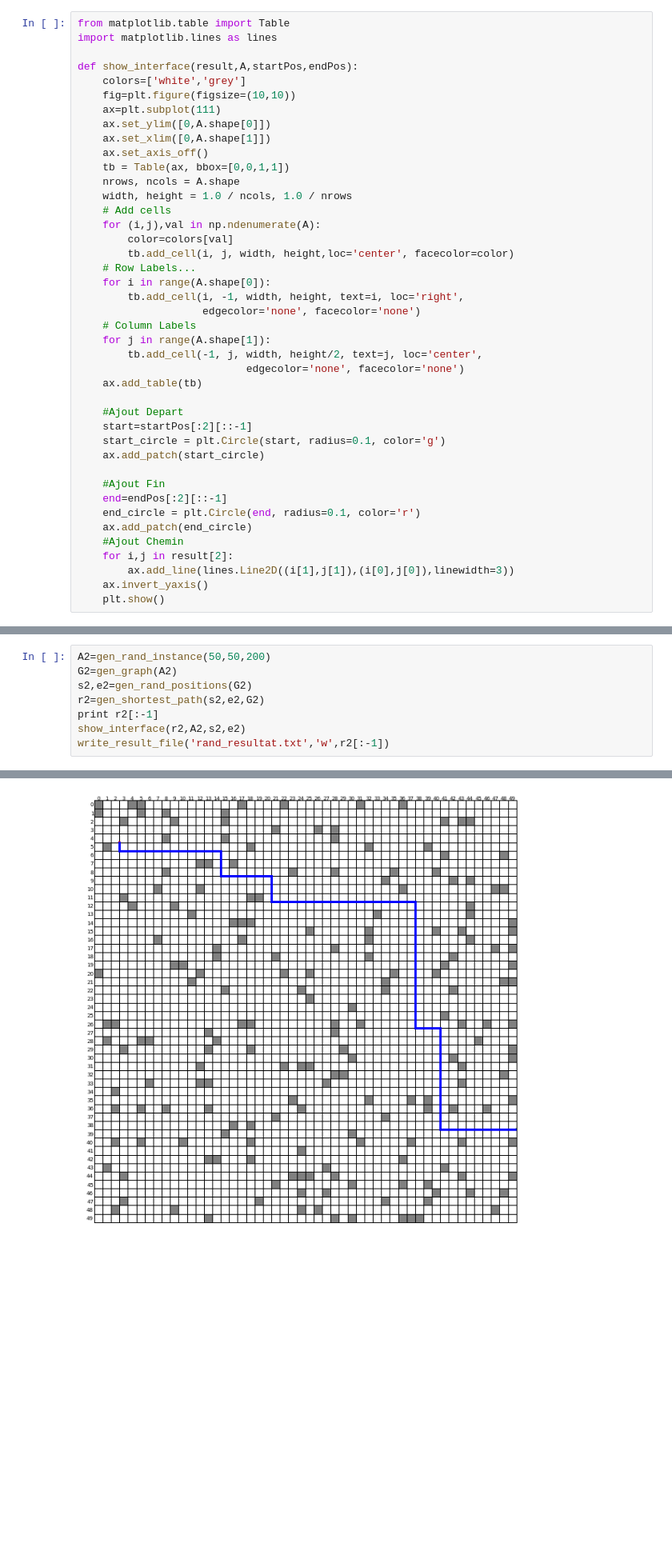
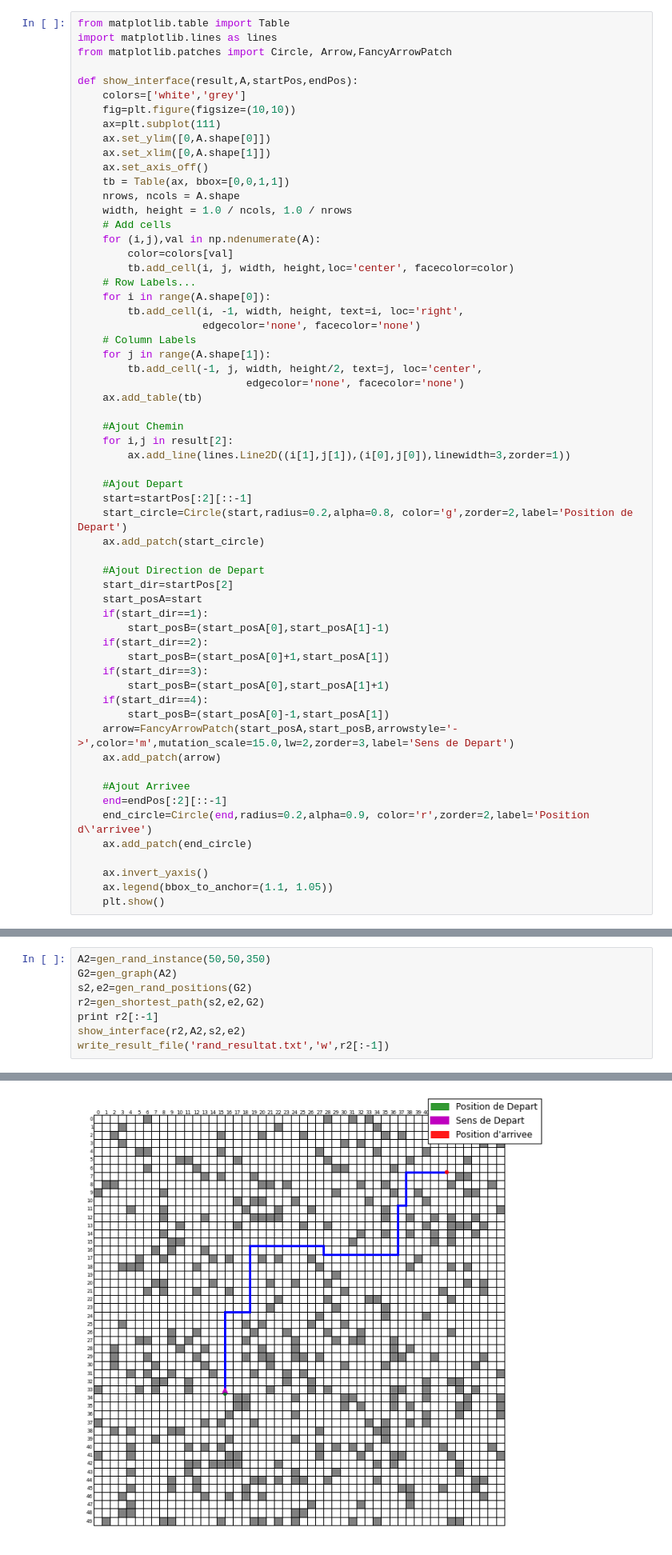
Before and after one commit to emited/ProjMOGPL, a Jupyter notebook: projet.ipynb, the cells around one changed output, grey strips where cells are left out. Shown: that part at 80% size. Saved outputs shown, nothing was run; the diff lists cells and outputs as text; blank space fills up the shorter version.

```diff
--- a/projet.ipynb
+++ b/projet.ipynb
@@ -232,6 +231,7 @@ def gen_shortest_path(start,end,G):
 # %%
 from matplotlib.table import Table
 import matplotlib.lines as lines
+from matplotlib.patches import Circle, Arrow,FancyArrowPatch
 
 def show_interface(result,A,startPos,endPos):
     colors=['white','grey']
@@ -257,19 +257,36 @@ def show_interface(result,A,startPos,endPos):
                            edgecolor='none', facecolor='none')
     ax.add_table(tb)
 
+    #Ajout Chemin
+    for i,j in result[2]:
+        ax.add_line(lines.Line2D((i[1],j[1]),(i[0],j[0]),linewidth=3,zorder=1))
+
     #Ajout Depart
     start=startPos[:2][::-1]
-    start_circle = plt.Circle(start, radius=0.1, color='g')
+    start_circle=Circle(start,radius=0.2,alpha=0.8, color='g',zorder=2,label='Position de Depart')
     ax.add_patch(start_circle)
 
-    #Ajout Fin
+    #Ajout Direction de Depart
+    start_dir=startPos[2]
+    start_posA=start
+    if(start_dir==1):
+        start_posB=(start_posA[0],start_posA[1]-1)
+    if(start_dir==2):
+        start_posB=(start_posA[0]+1,start_posA[1])
+    if(start_dir==3):
+        start_posB=(start_posA[0],start_posA[1]+1)
+    if(start_dir==4):
+        start_posB=(start_posA[0]-1,start_posA[1])
+    arrow=FancyArrowPatch(start_posA,start_posB,arrowstyle='->',color='m',mutation_scale=15.0,lw=2,zorder=3,label='Sens de Depart')
+    ax.add_patch(arrow)
+
+    #Ajout Arrivee
     end=endPos[:2][::-1]
-    end_circle = plt.Circle(end, radius=0.1, color='r')
+    end_circle=Circle(end,radius=0.2,alpha=0.9, color='r',zorder=2,label='Position d\'arrivee')
     ax.add_patch(end_circle)
-    #Ajout Chemin
-    for i,j in result[2]:
-        ax.add_line(lines.Line2D((i[1],j[1]),(i[0],j[0]),linewidth=3))
+
     ax.invert_yaxis()
+    ax.legend(bbox_to_anchor=(1.1, 1.05))
     plt.show()
 # %% [markdown]
 ## MAIN
@@ -286,7 +303,7 @@ write_result_file('resultat.txt','w',gen_shortest_path(start,end,G)[:2])
 # %% [markdown]
 ### Avec instance aléatoire
 # %%
-A2=gen_rand_instance(50,50,200)
+A2=gen_rand_instance(50,50,350)
 G2=gen_graph(A2)
 s2,e2=gen_rand_positions(G2)
 r2=gen_shortest_path(s2,e2,G2)
@@ -298,4 +315,4 @@ write_result_file('rand_resultat.txt','w',r2[:-1])
-[figure, old version]
+[figure, new version]
 # %% [markdown]
 ## AFFICHAGE DU GRAPHE
 # %%
```
Also changed, not shown: parts of 4 cells of this notebook.
